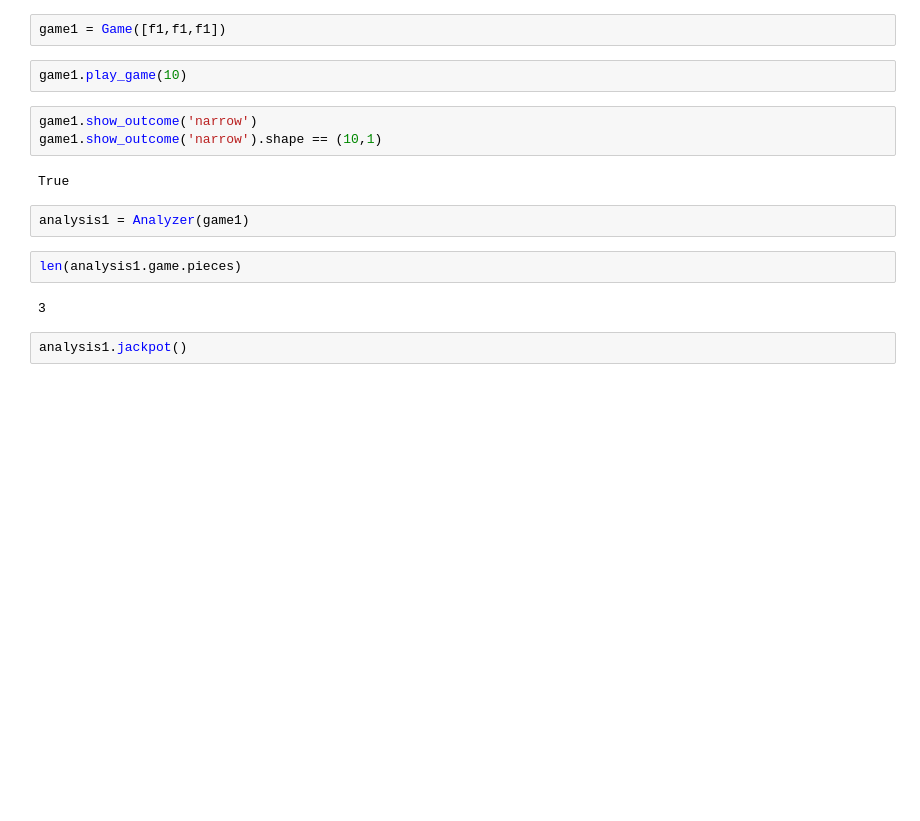
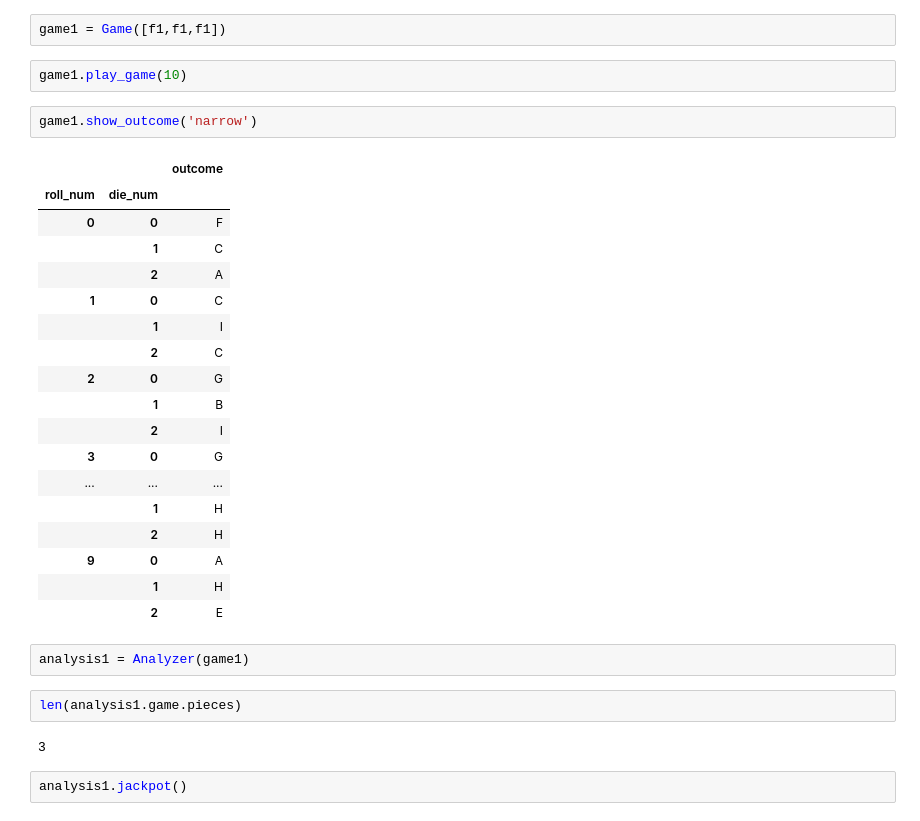
Before and after one commit to apugmire/monte_carlo_sim, a Jupyter notebook: demo.ipynb, the cells around one changed output. Cells and saved outputs as stored; diff of their text form; blank space fills up the shorter version.

```diff
--- a/demo.ipynb
+++ b/demo.ipynb
@@ -245,9 +257,25 @@ game1 = Game([f1,f1,f1])
 game1.play_game(10)
 # %%
 game1.show_outcome('narrow')
-game1.show_outcome('narrow').shape == (10,1)
 # %% [output]
-True
+|  |  | outcome |
+| roll_num | die_num |  |
+| 0 | 0 | F |
+|  | 1 | C |
+|  | 2 | A |
+| 1 | 0 | C |
+|  | 1 | I |
+|  | 2 | C |
+| 2 | 0 | G |
+|  | 1 | B |
+|  | 2 | I |
+| 3 | 0 | G |
+| ... | ... | ... |
+|  | 1 | H |
+|  | 2 | H |
+| 9 | 0 | A |
+|  | 1 | H |
+|  | 2 | E |
 # %%
 analysis1 = Analyzer(game1)
 # %%
```
Also changed, not shown: parts of 13 cells of this notebook, 5 other files.
